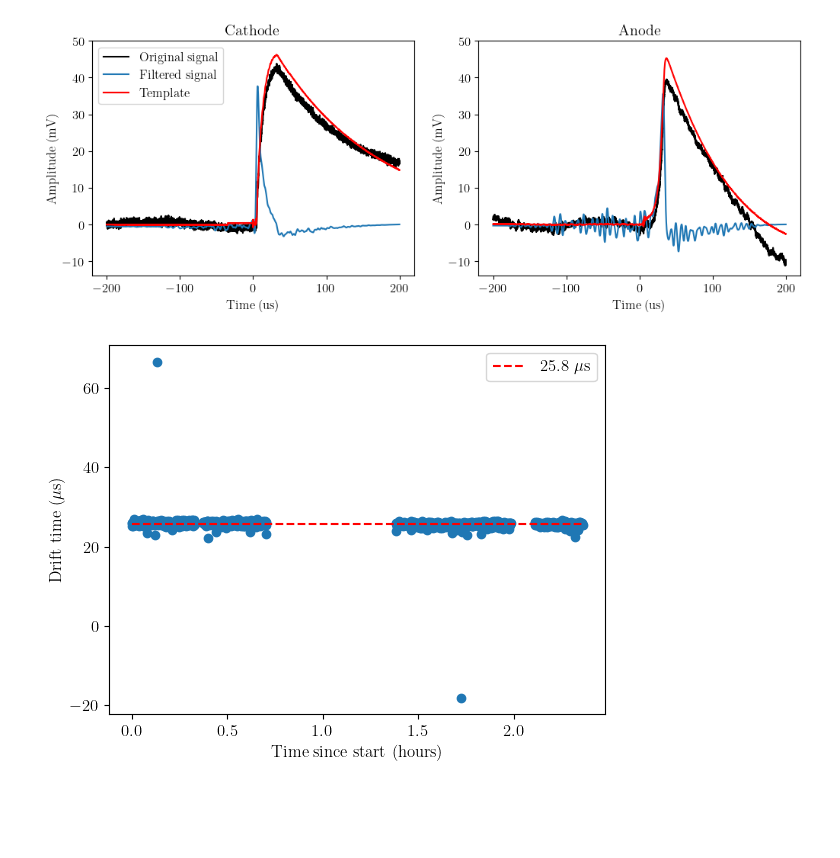
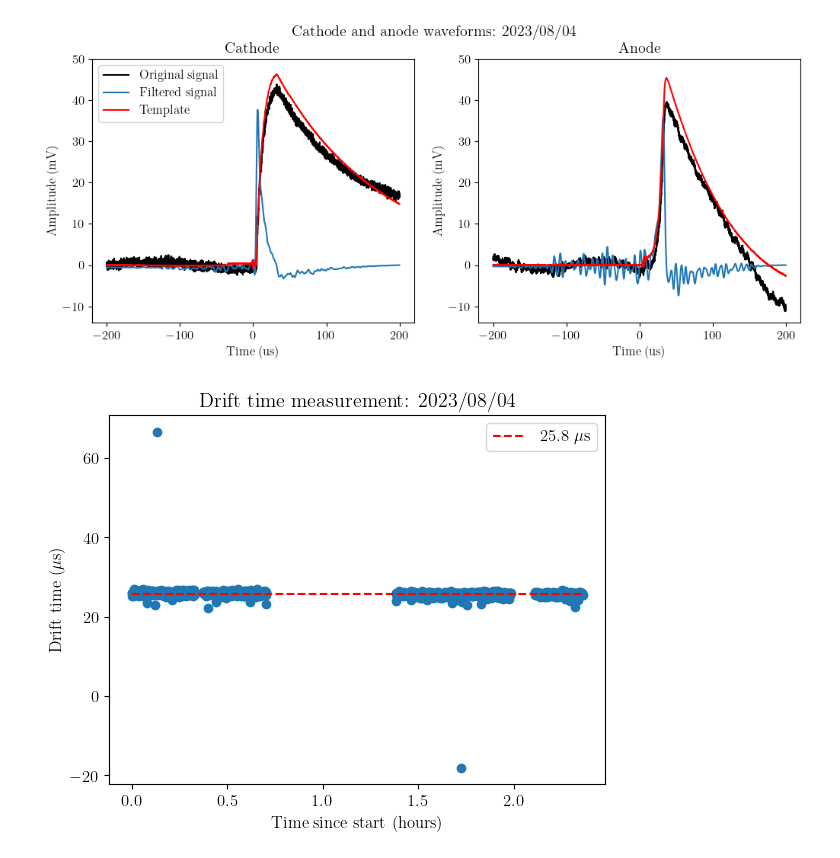
Before and after one commit to Moore-Lab/purity-monitor, a Jupyter notebook: ChargeMeasurements/LifetimeAnalysis/20230804_lifetime_analysis.ipynb, the cells around one changed output. Cells and saved outputs as stored; diff of their text form; code cells hidden in the pictures; blank space fills up the shorter version.

```diff
--- a/ChargeMeasurements/LifetimeAnalysis/20230804_lifetime_analysis.ipynb
+++ b/ChargeMeasurements/LifetimeAnalysis/20230804_lifetime_analysis.ipynb
@@ -17,6 +17,8 @@ data_path = '/Users/dcmoore/Library/CloudStorage/GoogleDrive-david.c.moore@yale.
 filename = 'LXe_C2700*.h5'
 
 anode_ch, cath_ch = 0, 1 ## channel numbers for anode and cathode
+
+plot_title = "2023/08/04"
 # %%
 ## intialize the dataset object and import data
 dset = ds.Dataset(data_path, Selection=filename)
@@ -42,37 +44,38 @@ for ii, ch in enumerate(channels):
     templates.append(ch.MakeTemplate(ch.Amp))
 # %%
 ## make some plots to check data/filtering looks good
-plt.figure(figsize=(12,4))
+plt.figure(figsize=(12,4.5))
 
 title_list = ['Cathode', 'Anode']
 
 min_y_ax, max_y_ax = 0, 50
 for i, chidx in enumerate([cath_ch, anode_ch]):
     ch = channels[chidx]
     plt.subplot(1,2,1+i)
     plt.plot(ch.Time, ch.Amp[0], 'k',label="Original signal")
     plt.plot(ch.Time, ch.FiltAmp[0], label="Filtered signal")
     plt.plot(ch.Time, templates[chidx], 'r', label="Template")
 
     plt.xlabel('Time (us)')
     plt.ylabel('Amplitude (mV)')
     plt.title(title_list[i])
 
     yy = plt.ylim()
     if yy[0] < min_y_ax:
         min_y_ax = yy[0]
     if yy[1] > max_y_ax:
         max_y_ax = yy[1]
 
 ## make equal autosized axes for both plots
 for i, chidx in enumerate([cath_ch, anode_ch]):
     plt.subplot(1,2,1+i)
     if(i==0): plt.legend()
     plt.ylim(min_y_ax, max_y_ax)
 
+plt.suptitle("Cathode and anode waveforms: " + plot_title)
 plt.show()
 # %% [output]
-[figure, old version]
+[figure, new version]
 # %%
 ## calculate drift time
 drift_time_vec = []
@@ -93,9 +96,10 @@ plt.plot(time_since_start, np.ones_like(time_since_start)*mean_drift_time, 'r--'
 plt.xlabel('Time since start (hours)')
 plt.ylabel('Drift time ($\mu$s)')
 plt.legend()
+plt.title("Drift time measurement: " + plot_title)
 plt.show()
 # %% [output]
-[figure, old version]
+[figure, new version]
 # %%
 ## now reconstruct the pulse amplitudes for each waveform two ways:
 ## 1) fitting to the template
```
Also changed, not shown: parts of 3 cells of this notebook, 1 other file.
